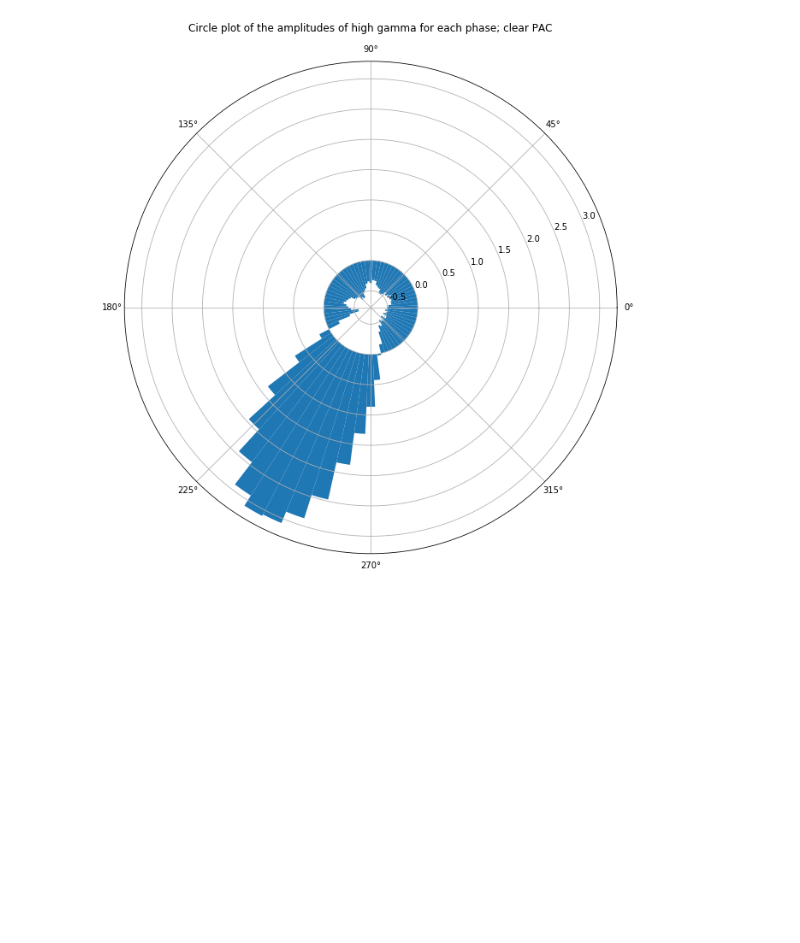
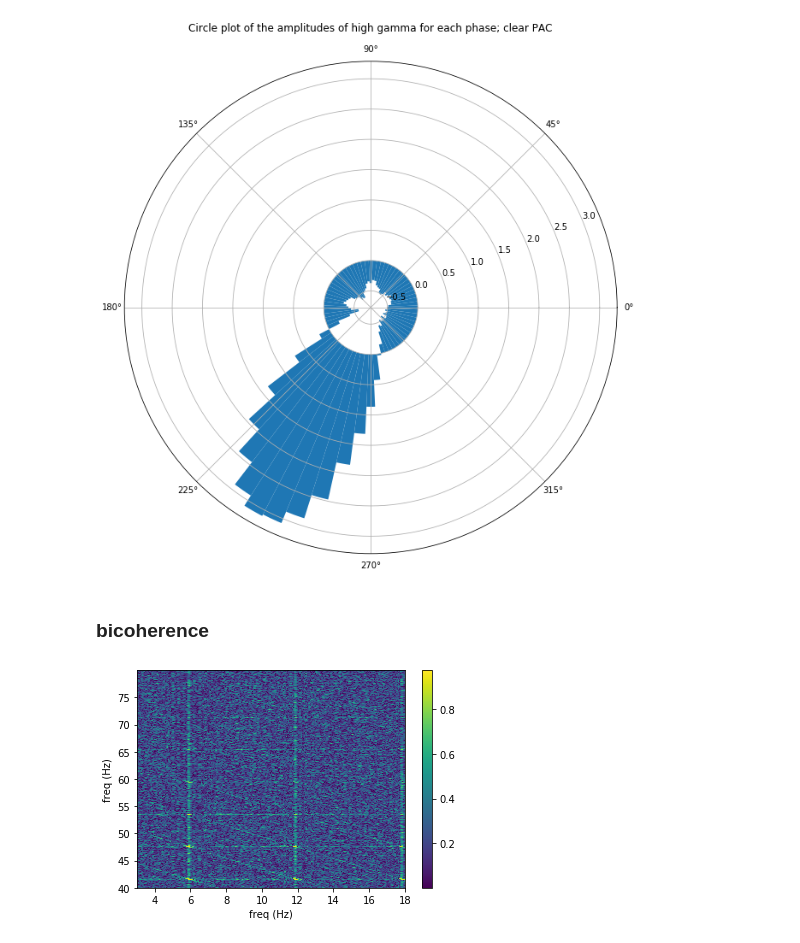
Before and after one commit to JaapVanDerAar/project_pac, a Jupyter notebook: pac_jupyter/1. Introduction to Problematic PAC.ipynb, the cells around one changed output. Saved outputs shown, nothing was run; the diff lists cells and outputs as text; code cells hidden in the pictures; blank space fills up the shorter version.

```diff
--- a/pac_jupyter/1. Introduction to Problematic PAC.ipynb
+++ b/pac_jupyter/1. Introduction to Problematic PAC.ipynb
@@ -190,3 +190,5 @@ print('The p-value of PAC is:       ', pval)
 The Rho-value of PAC is:      0.27078693481719607
 The p-value of PAC is:        0.0
 [figure]
+# %% [markdown]
+### bicoherence
@@ -192,0 +200,12 @@ The p-value of PAC is:        0.0
+# %%
+# plot biocoherence
+#sig = sig[plt_time[0]:plt_time[1]]
+nn = len(sig)
+t = np.linspace(0, 100, nn)
+kw = dict(nperseg=nn // 10, noverlap=nn // 20, nfft=next_fast_len(nn // 2))
+
+freq1, freq2, bicoh = polycoherence(sig, fs, flim1=(40, 80), flim2=(3, 18), **kw)
+plot_polycoherence(freq1, freq2, bicoh)
+plt.show()
+# %% [output]
+[figure, added]
```
Also changed, not shown: parts of 4 cells of this notebook, 5 other files.
